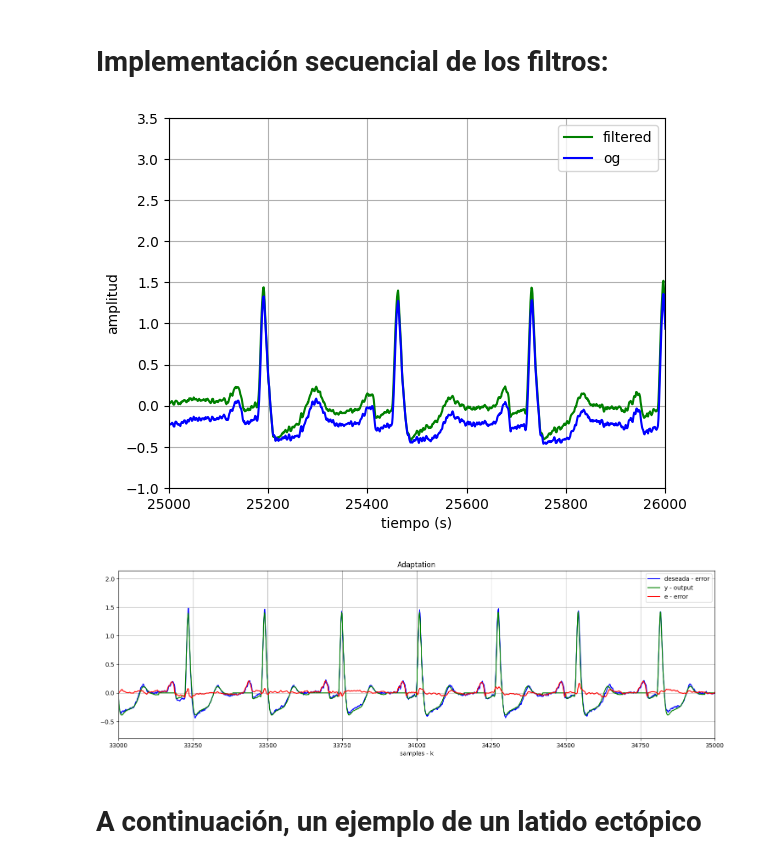
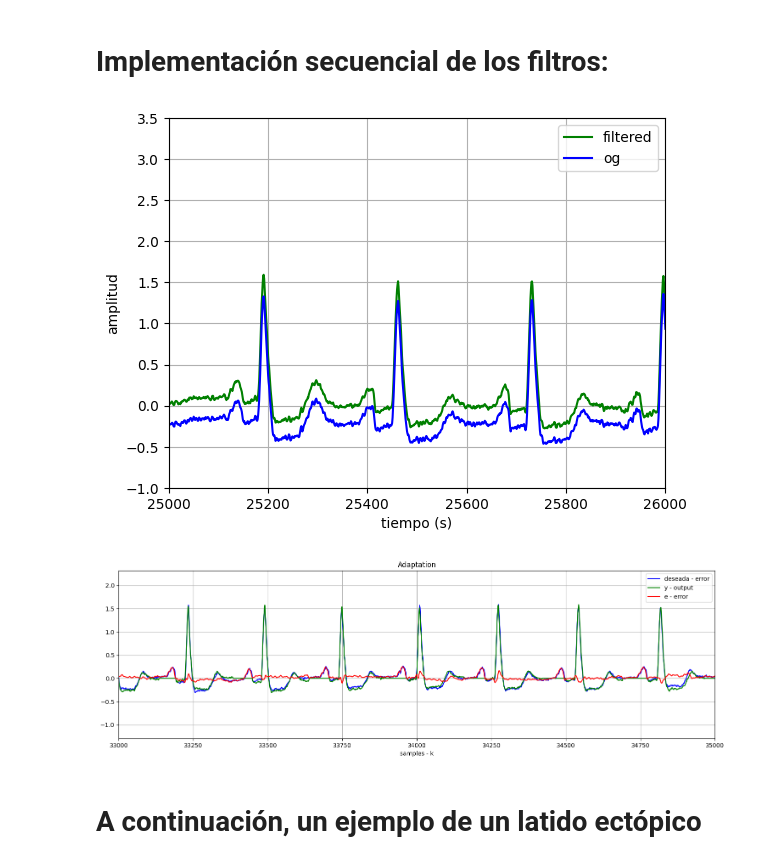
Before and after one commit to JBatRey/Procesamiento-Adaptativo-de-Se-ales-Aleatorias---Proyectos, a Jupyter notebook: opcion1.ipynb, the cells around one changed output. Saved outputs shown, nothing was run; the diff lists cells and outputs as text; code cells hidden in the pictures.

```diff
--- a/opcion1.ipynb
+++ b/opcion1.ipynb
@@ -201,7 +228,7 @@ lead2_data = record.p_signal[:, 1]  # Second lead
 N = len(lead1_data)//10
 x = lead1_data[:N]
 
-filtered_sig1 = filter_wandering_noise(x)
+filtered_sig1, _ = filter_wandering_noise(x)
 
 filtered_sig2 = filter_60hz(filtered_sig1, 360)
 
@@ -215,29 +242,29 @@ plt.xlabel('tiempo (s)')
 plt.ylabel('amplitud')
 plt.show()
 # %% [output]
-[figure, old version]
+[figure, new version]
 # %%
 filt_size = 190
 desired3 = filtered_sig2
 deltas_og = detect_r_peak(desired3)
 offset = 150
 deltas = np.concatenate((np.zeros(offset),deltas_og))[:-offset]
 
-y, e, w = filter_with_LMS(deltas, desired3, n = filt_size, m = 0.1)
+y, e, w = filter_with_NLMS(deltas, desired3, n = filt_size, m = 1)
 
 # show results
 plt.figure(figsize=(15,9))
 plt.subplot(211);plt.title("Adaptation");plt.xlabel("samples - k")
 
 plt.plot(desired3,"b", label="deseada - error");plt.legend()
 plt.plot(y,"g", label="y - output");plt.legend()
 plt.plot(np.convolve(e, np.ones(5), 'valid') / 5,"r", label="e - error");plt.legend()
 plt.xlim(33e3, 35e3)
 plt.tight_layout()
 plt.grid()
 plt.show()
 # %% [output]
-[figure, old version]
+[figure, new version]
 # %% [markdown]
 # A continuación, un ejemplo de un latido ectópico
 # %% [markdown]
```
Also changed, not shown: parts of 4 cells of this notebook.
